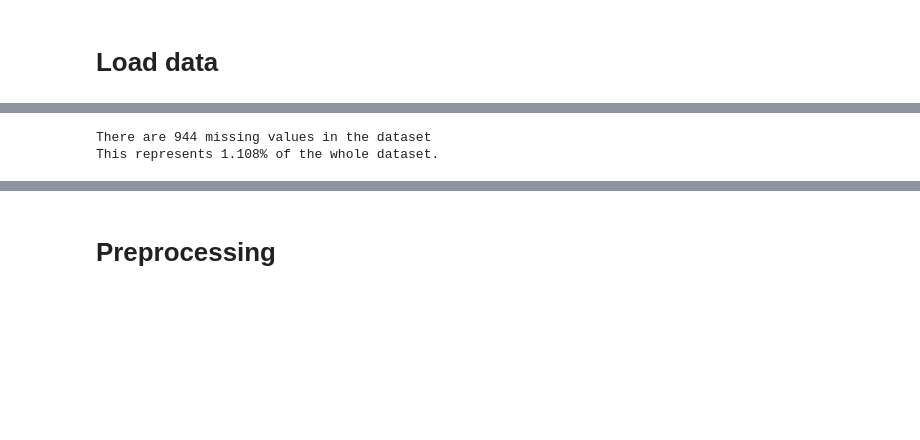
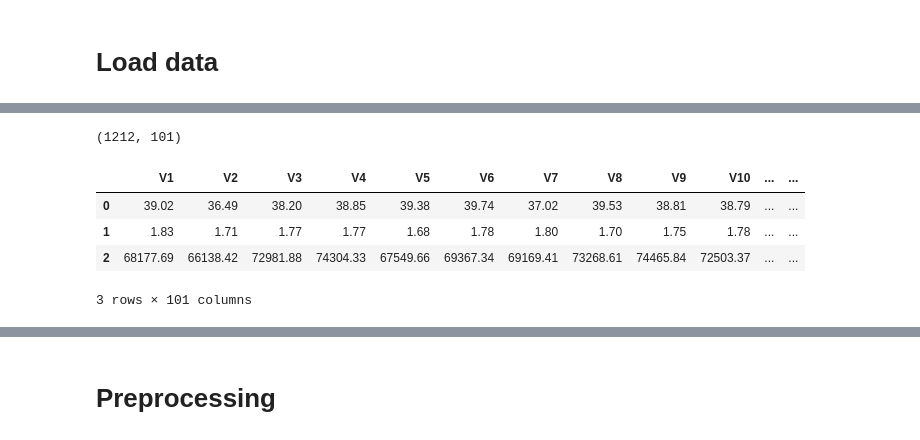
Before and after one commit to Tristan-Amadei/StatsBayesiennes, a Jupyter notebook: assignement3.ipynb, the cells around one changed output, grey strips where cells are left out. Drawn from its saved outputs; the diff is of its cells as text; code cells hidden in the pictures; blank space fills up the shorter version.

```diff
--- a/assignement3.ipynb
+++ b/assignement3.ipynb
@@ -19,6 +35,14 @@ df.head(3)
+# %%
+df = pd.DataFrame(data)
+df = df.applymap(lambda x: int(x.decode('utf-8')) if isinstance(x, bytes) else x)
+print(df.shape)
+# %% [output]
+(1212, 101)
 # %%
-print(f'There are {df.isna().sum().sum()} missing values in the dataset'
-      f'\nThis represents {round(100*df.isna().sum().sum() / (df.shape[0]*df.shape[1]), 3)}% of the whole dataset.')
+df.head(3)
 # %% [output]
+|  | V1 | V2 | V3 | V4 | V5 | V6 | V7 | V8 | V9 | V10 | ... | ... |
+| 0 | 39.02 | 36.49 | 38.20 | 38.85 | 39.38 | 39.74 | 37.02 | 39.53 | 38.81 | 38.79 | ... | ... |
+| 1 | 1.83 | 1.71 | 1.77 | 1.77 | 1.68 | 1.78 | 1.80 | 1.70 | 1.75 | 1.78 | ... | ... |
+| 2 | 68177.69 | 66138.42 | 72981.88 | 74304.33 | 67549.66 | 69367.34 | 69169.41 | 73268.61 | 74465.84 | 72503.37 | ... | ... |
-There are 944 missing values in the dataset
-This represents 1.108% of the whole dataset.
+3 rows × 101 columns
```
Also changed, not shown: parts of 40 cells of this notebook, 4 other files.
